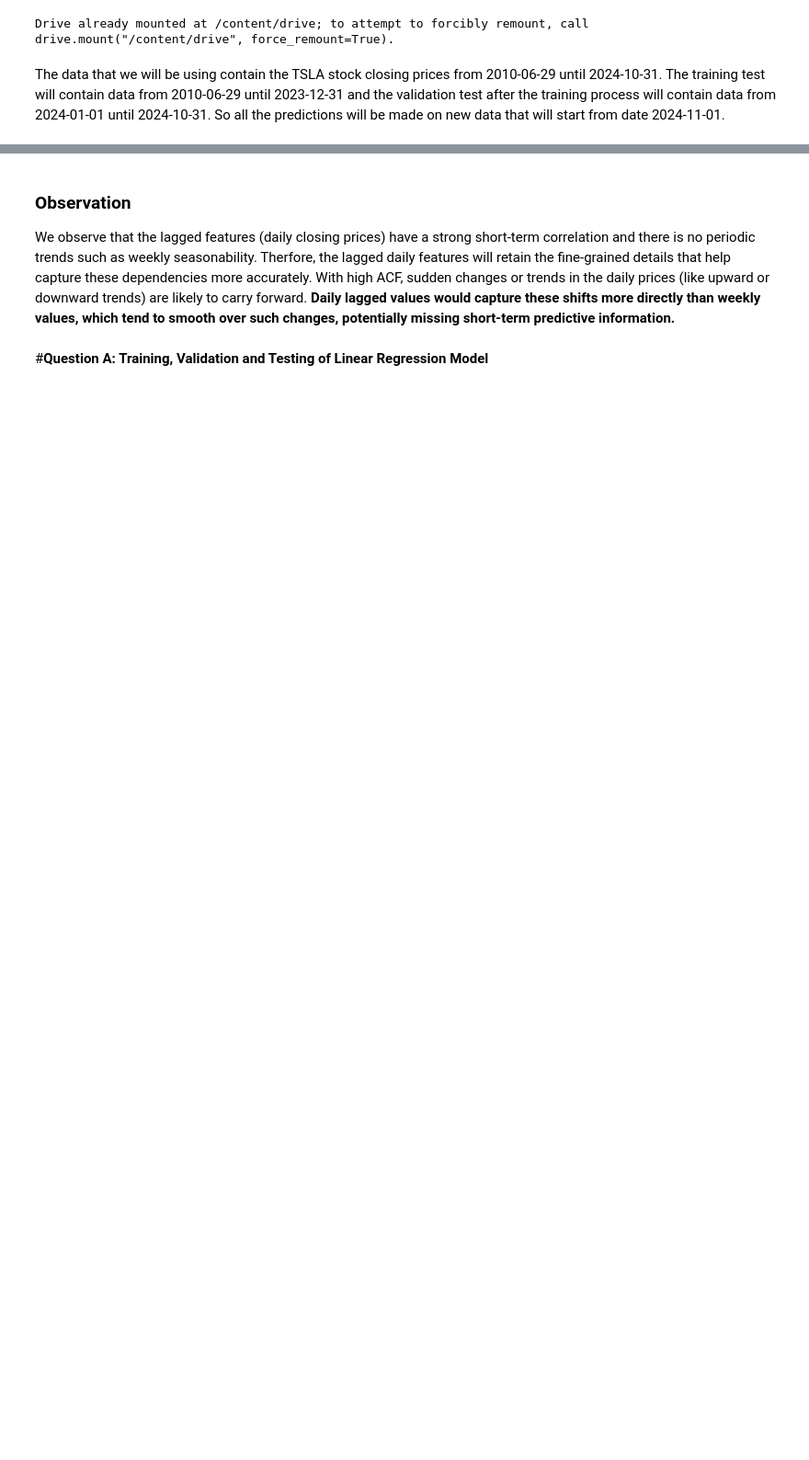
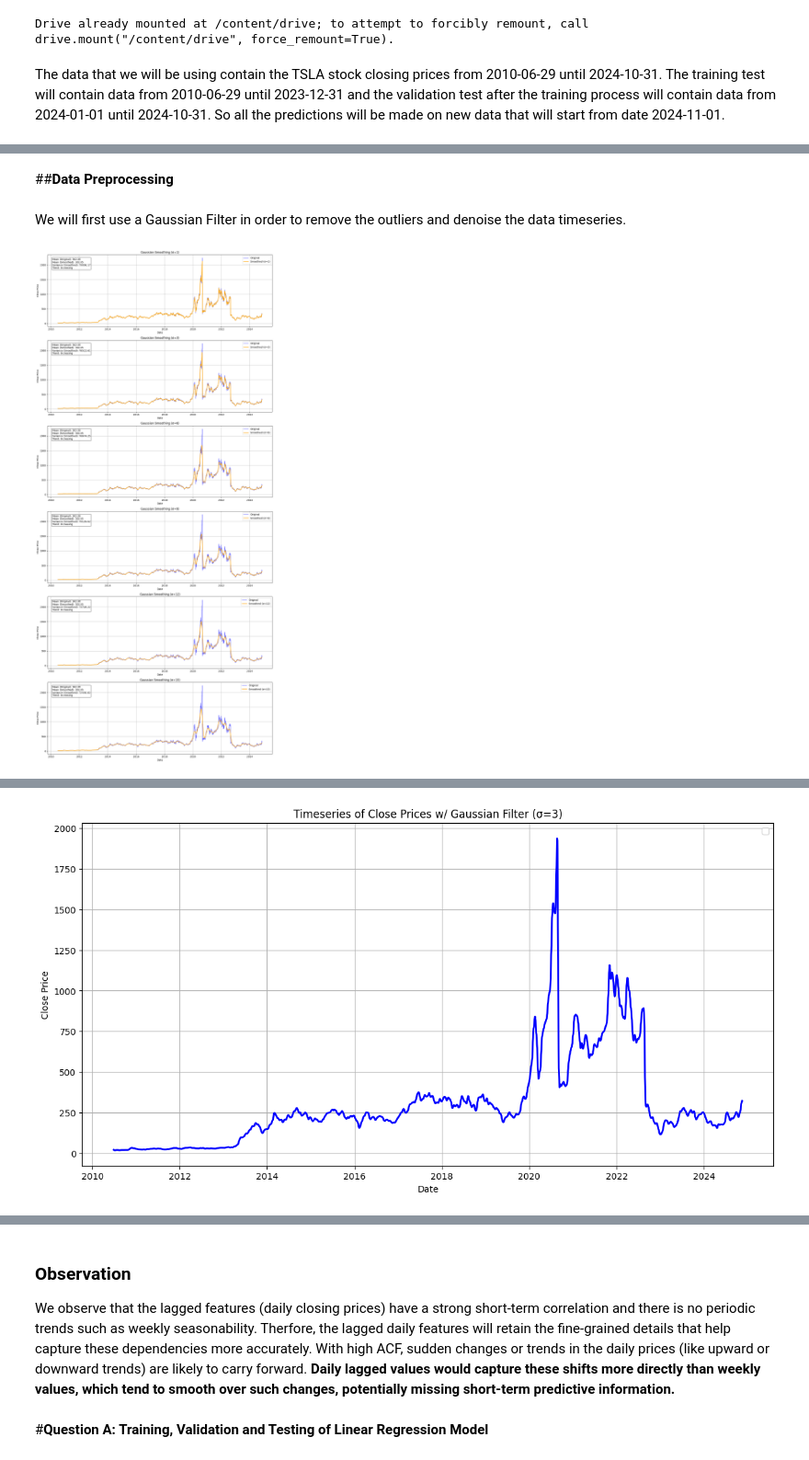
Before and after one commit to miltiadiss/CEID_NE5237-Decision-Theory, a Jupyter notebook: TSLA_stock_price_prediction.ipynb, the cells around one changed output, grey strips where cells are left out. Shown at 92% size. Cells and saved outputs as stored; diff of their text form; code cells hidden in the pictures; blank space fills up the shorter version.

```diff
--- a/TSLA_stock_price_prediction.ipynb
+++ b/TSLA_stock_price_prediction.ipynb
@@ -77,0 +61,63 @@ Data saved to close_prices.csv
+# %% [markdown]
+##**Data Preprocessing**
+# %% [markdown]
+We will first use a Gaussian Filter in order to remove the outliers and denoise the data timeseries.
+# %%
+from scipy.stats import linregress
+
+# Visualize original and smoothed timeseries for different values of sigma
+sigma_values = [1, 3, 6, 9, 12, 15]
+fig, axes = plt.subplots(len(sigma_values), 1, figsize=(14, 5 * len(sigma_values)))
+
+for i, sigma in enumerate(sigma_values):
+    # Apply Gaussian filter
+    smoothed_close = gaussian_filter1d(df['Close'], sigma=sigma)
+
+    # Compute statistics
+    mean_original = np.mean(df['Close'])
+    mean_smoothed = np.mean(smoothed_close)
+    variance_smoothed = np.var(smoothed_close)
+
+    # Calculate trend using linear regression on the smoothed data
+    slope, intercept, _, _, _ = linregress(range(len(smoothed_close)), smoothed_close)
+    trend = "Increasing" if slope > 0 else "Decreasing" if slope < 0 else "Flat"
+
+    # Plot original and smoothed data
+    axes[i].plot(df['Date'], df['Close'], label='Original', color='blue', linewidth=1.5, alpha=0.6)
+    axes[i].plot(df['Date'], smoothed_close, label=f'Smoothed (σ={sigma})', color='orange', linewidth=2)
+
+    # Display statistics on the plot
+    stats_text = (
+        f"Mean (Original): {mean_original:.2f}\n"
+        f"Mean (Smoothed): {mean_smoothed:.2f}\n"
+        f"Variance (Smoothed): {variance_smoothed:.2f}\n"
+        f"Trend: {trend}"
+    )
+    axes[i].text(0.02, 0.95, stats_text, transform=axes[i].transAxes, fontsize=10, va='top', bbox=dict(boxstyle="round", facecolor="white", alpha=0.8))
+
+    # Formatting the subplot
+    axes[i].set_title(f'Gaussian Smoothing (σ={sigma})')
+    axes[i].set_xlabel('Date')
+    axes[i].set_ylabel('Close Price')
+    axes[i].legend()
+    axes[i].grid(True)
+
+plt.tight_layout()
+plt.show()
+
+# Apply Gaussian Filter with the optimal sigma value
+sigma = 3
+df['Close'] = gaussian_filter1d(df['Close'], sigma=sigma)
+
+# Plot the smoothed timeseries
+plt.figure(figsize=(14, 7))
+plt.plot(df['Date'], df['Close'], color='blue', linewidth=2)
+
+plt.title(f'Timeseries of Close Prices w/ Gaussian Filter (σ={sigma})')
+plt.xlabel('Date')
+plt.ylabel('Close Price')
+plt.legend()
+plt.grid(True)
+plt.show()
+# %% [output]
+[figure, added]
@@ -78,2 +125,3 @@ Data saved to close_prices.csv
+[figure, added]
 # %% [markdown]
 ### **Observation**
```
Also changed, not shown: parts of 33 cells of this notebook.
